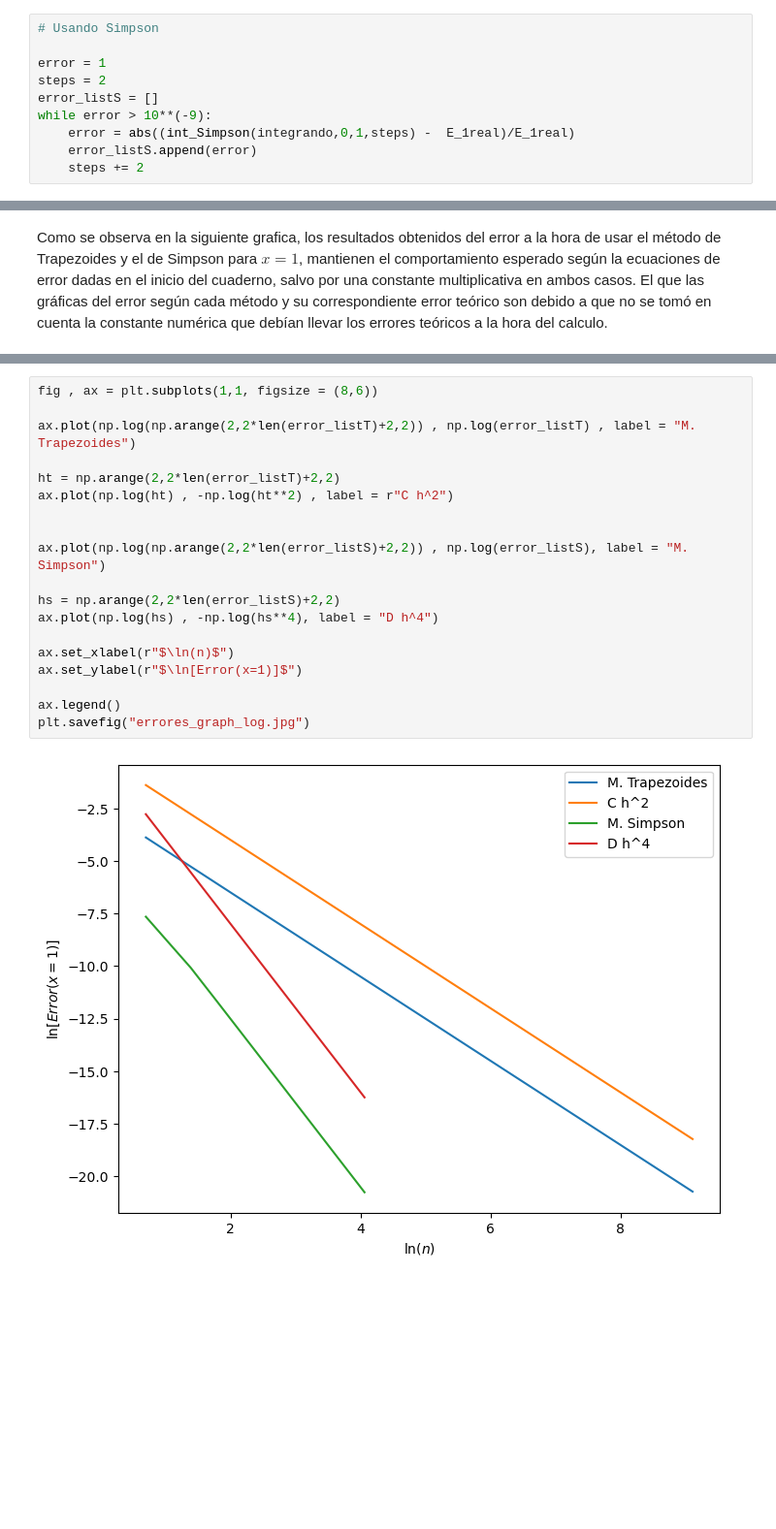
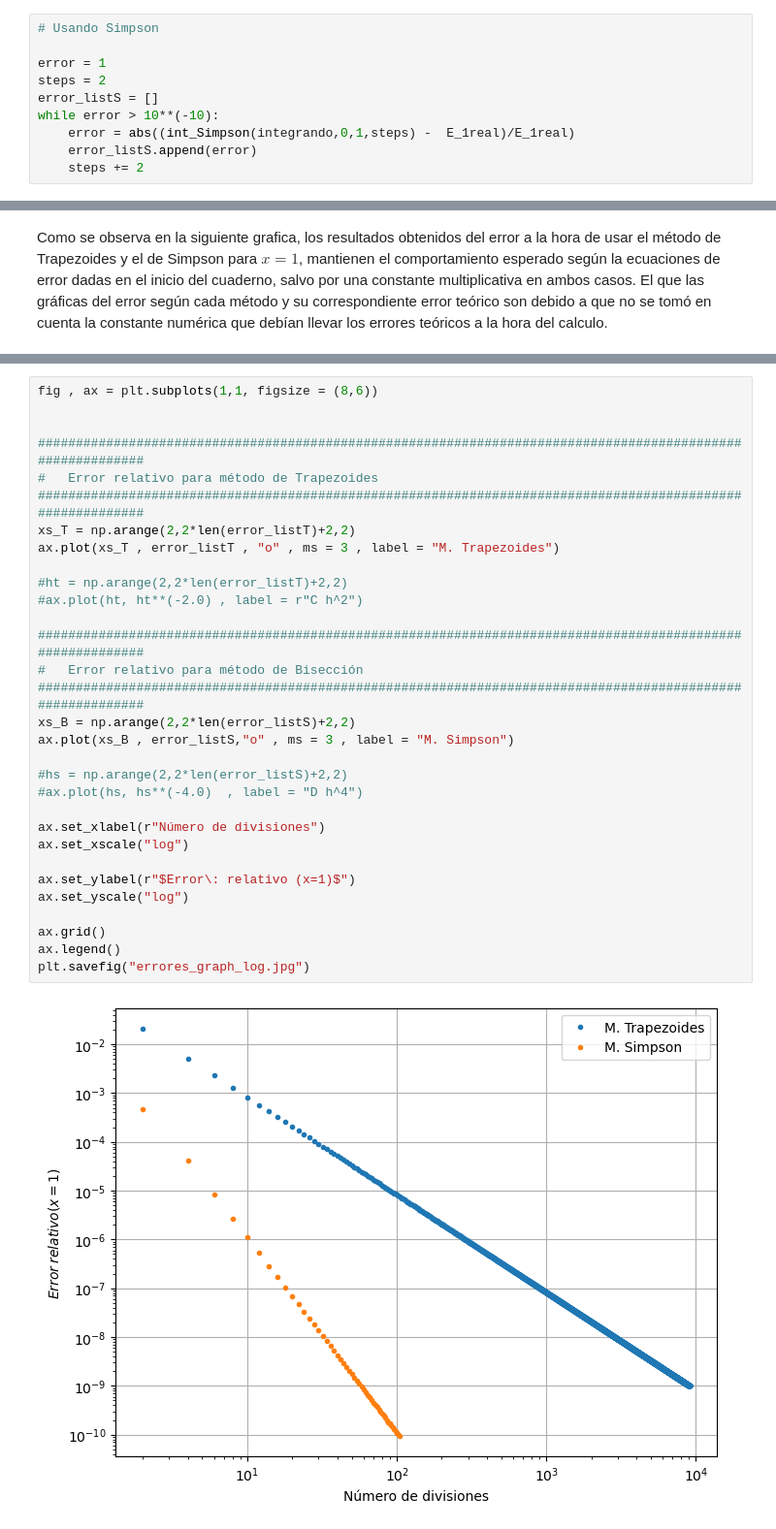
Before and after one commit to HernanBC/LabsComputacional, a Jupyter notebook: lab3/Integrals.ipynb, the cells around one changed output, grey strips where cells are left out. Shown: that part at 97% size. Saved outputs shown, nothing was run; the diff lists cells and outputs as text; blank space fills up the shorter version.

```diff
--- a/lab3/Integrals.ipynb
+++ b/lab3/Integrals.ipynb
@@ -329,7 +329,7 @@ while error > 10**(-9):
 error = 1
 steps = 2
 error_listS = []
-while error > 10**(-9):
+while error > 10**(-10):
 	error = abs((int_Simpson(integrando,0,1,steps) -  E_1real)/E_1real)
 	error_listS.append(error)
 	steps += 2
@@ -346,21 +358,33 @@ Como se observa en la siguiente grafica, los resultados obtenidos del error a la
 # %%
 fig , ax = plt.subplots(1,1, figsize = (8,6))
 
-ax.plot(np.log(np.arange(2,2*len(error_listT)+2,2)) , np.log(error_listT) , label = "M. Trapezoides")
 
-ht = np.arange(2,2*len(error_listT)+2,2)
-ax.plot(np.log(ht) , -np.log(ht**2) , label = r"C h^2")
+###########################################################################################################
+#	Error relativo para método de Trapezoides
+###########################################################################################################
+xs_T = np.arange(2,2*len(error_listT)+2,2)
+ax.plot(xs_T , error_listT , "o" , ms = 3 , label = "M. Trapezoides")
 
+#ht = np.arange(2,2*len(error_listT)+2,2)
+#ax.plot(ht, ht**(-2.0) , label = r"C h^2")
 
-ax.plot(np.log(np.arange(2,2*len(error_listS)+2,2)) , np.log(error_listS), label = "M. Simpson")
+###########################################################################################################
+#	Error relativo para método de Bisección
+###########################################################################################################
+xs_B = np.arange(2,2*len(error_listS)+2,2)
+ax.plot(xs_B , error_listS,"o" , ms = 3 , label = "M. Simpson")
 
-hs = np.arange(2,2*len(error_listS)+2,2)
-ax.plot(np.log(hs) , -np.log(hs**4), label = "D h^4")
+#hs = np.arange(2,2*len(error_listS)+2,2)
+#ax.plot(hs, hs**(-4.0)  , label = "D h^4")
 
-ax.set_xlabel(r"$\ln(n)$")
-ax.set_ylabel(r"$\ln[Error(x=1)]$")
+ax.set_xlabel(r"Número de divisiones")
+ax.set_xscale("log")
 
+ax.set_ylabel(r"$Error\: relativo (x=1)$")
+ax.set_yscale("log")
+
+ax.grid()
 ax.legend()
 plt.savefig("errores_graph_log.jpg")
 # %% [output]
-[figure, old version]
+[figure, new version]
```
Also changed, not shown: parts of 2 cells of this notebook, 1 other file.
